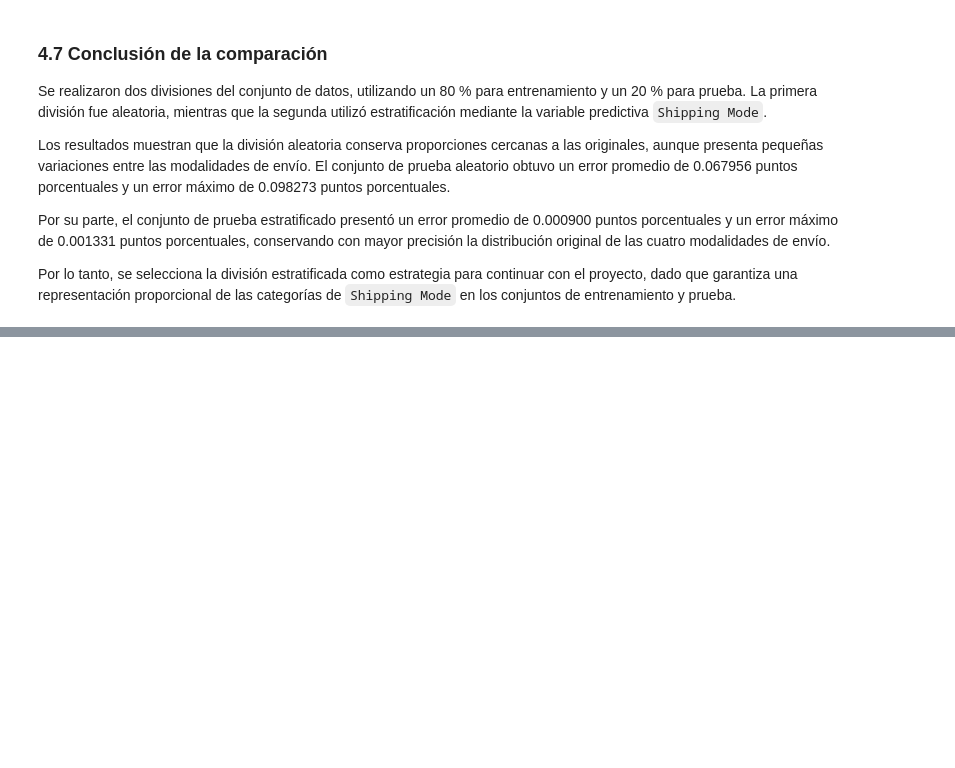
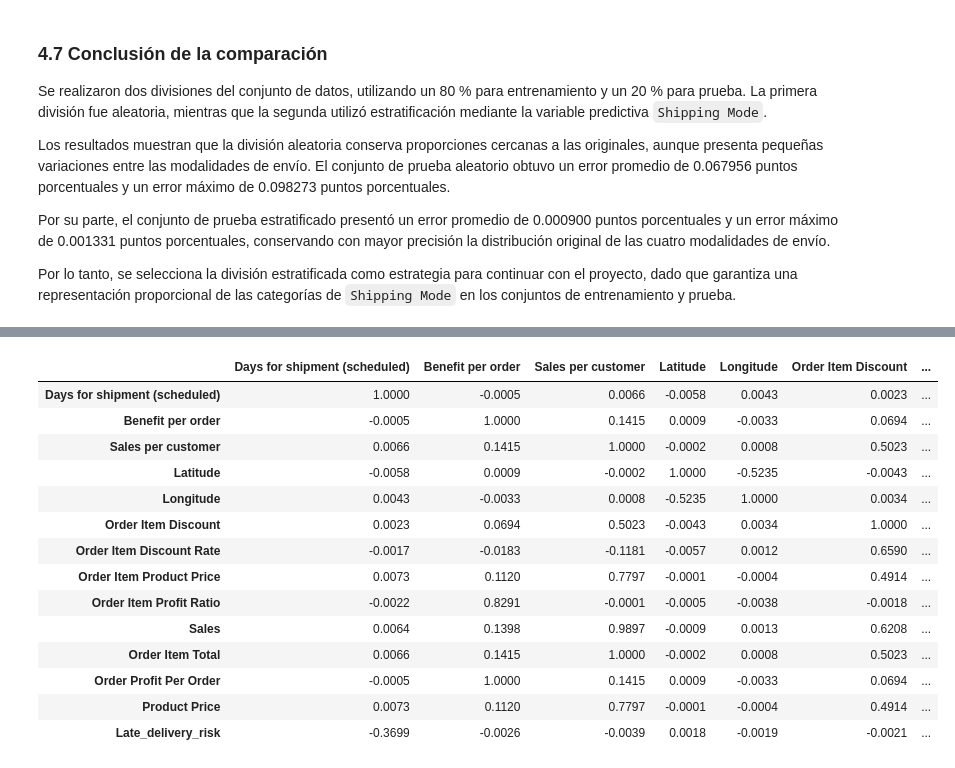
Before and after one commit to JB1302/Big-Data-G2, a Jupyter notebook: ProyectoDataCo.ipynb, the cells around one changed output, grey strips where cells are left out. Saved outputs shown, nothing was run; the diff lists cells and outputs as text; code cells hidden in the pictures; blank space fills up the shorter version.

```diff
--- a/ProyectoDataCo.ipynb
+++ b/ProyectoDataCo.ipynb
@@ -781,0 +840,24 @@ Por lo tanto, se selecciona la división estratificada como estrategia para cont
+# %%
+if "variables_continuas" not in globals():
+    variables_continuas = [
+        "Benefit per order",
+        "Sales per customer",
+        "Latitude",
+        "Longitude",
+        "Order Item Discount",
+        "Order Item Discount Rate",
+        "Order Item Product Price",
+        "Order Item Profit Ratio",
+        "Sales",
+        "Order Item Total",
+        "Order Profit Per Order",
+        "Product Price"
+    ]
+
+variables_pearson = (
+    ["Days for shipment (scheduled)"]
+    + [col for col in variables_continuas if col in df_train_analisis.columns]
+)
+
+print(f"Variables numéricas analizadas: {len(variables_pearson)}")
+variables_pearson
@@ -781,0 +884,25 @@ Por lo tanto, se selecciona la división estratificada como estrategia para cont
+# %%
+columnas_pearson = variables_pearson + [variable_objetivo]
+
+matriz_pearson = (
+    df_train_analisis[columnas_pearson]
+    .corr(method="pearson")
+)
+
+display(matriz_pearson.round(4))
+# %% [output]
+|  | Days for shipment (scheduled) | Benefit per order | Sales per customer | Latitude | Longitude | Order Item Discount | ... |
+| Days for shipment (scheduled) | 1.0000 | -0.0005 | 0.0066 | -0.0058 | 0.0043 | 0.0023 | ... |
+| Benefit per order | -0.0005 | 1.0000 | 0.1415 | 0.0009 | -0.0033 | 0.0694 | ... |
+| Sales per customer | 0.0066 | 0.1415 | 1.0000 | -0.0002 | 0.0008 | 0.5023 | ... |
+| Latitude | -0.0058 | 0.0009 | -0.0002 | 1.0000 | -0.5235 | -0.0043 | ... |
+| Longitude | 0.0043 | -0.0033 | 0.0008 | -0.5235 | 1.0000 | 0.0034 | ... |
+| Order Item Discount | 0.0023 | 0.0694 | 0.5023 | -0.0043 | 0.0034 | 1.0000 | ... |
+| Order Item Discount Rate | -0.0017 | -0.0183 | -0.1181 | -0.0057 | 0.0012 | 0.6590 | ... |
+| Order Item Product Price | 0.0073 | 0.1120 | 0.7797 | -0.0001 | -0.0004 | 0.4914 | ... |
+| Order Item Profit Ratio | -0.0022 | 0.8291 | -0.0001 | -0.0005 | -0.0038 | -0.0018 | ... |
+| Sales | 0.0064 | 0.1398 | 0.9897 | -0.0009 | 0.0013 | 0.6208 | ... |
+| Order Item Total | 0.0066 | 0.1415 | 1.0000 | -0.0002 | 0.0008 | 0.5023 | ... |
+| Order Profit Per Order | -0.0005 | 1.0000 | 0.1415 | 0.0009 | -0.0033 | 0.0694 | ... |
+| Product Price | 0.0073 | 0.1120 | 0.7797 | -0.0001 | -0.0004 | 0.4914 | ... |
+| Late_delivery_risk | -0.3699 | -0.0026 | -0.0039 | 0.0018 | -0.0019 | -0.0021 | ... |
```
Also changed, not shown: parts of 23 cells of this notebook.
